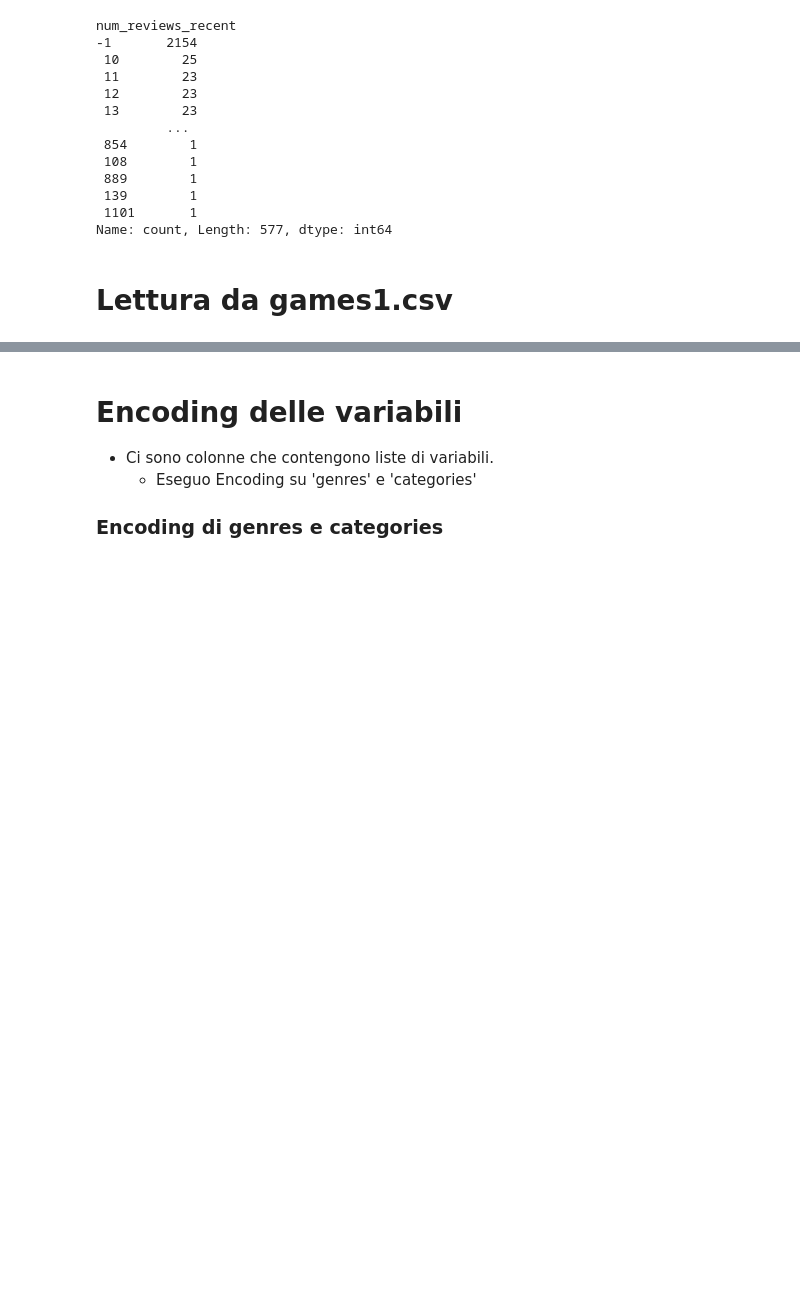
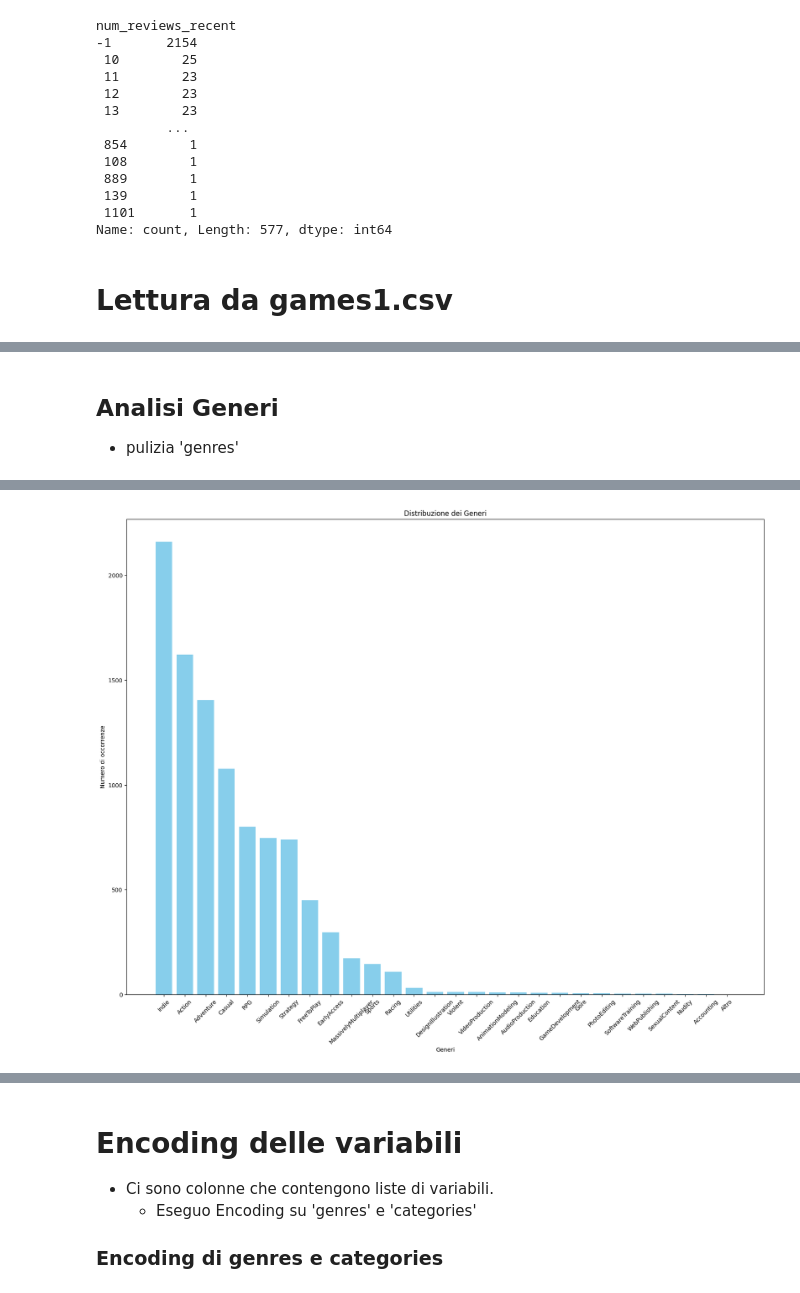
Before and after one commit to AlexthePredator/FutureGame, a Jupyter notebook: addestramentoModello/addestramento.ipynb, the cells around one changed output, grey strips where cells are left out. Saved outputs shown, nothing was run; the diff lists cells and outputs as text; code cells hidden in the pictures; blank space fills up the shorter version.

Commit message:
Analisi frequenze e feedback e cambio encoding
feedback negativo per l encoding, fatto analisi frequenze per genres, così da valutare nuovo encoding

```diff
--- a/addestramentoModello/addestramento.ipynb
+++ b/addestramentoModello/addestramento.ipynb
@@ -204,0 +272,76 @@ ds = pd.read_csv("DataSet/games1.csv")
+# %% [markdown]
+## Analisi Generi
+* pulizia 'genres'
+# %%
+import re
+import string
+import matplotlib.pyplot as plt
+from collections import Counter
+
+def rimuovi_spazi(match):
+    return match.group(0).replace(" ", "")
+
+def clean_text(text):
+    # Rimuovi gli spazi extra
+    text = ' '.join(text.split())
+    # Rimuovi la punteggiatura
+    text = text.translate(str.maketrans('', '', string.punctuation))
+    # Rimuovi i numeri
+    text = re.sub(r'\d+', '', text)
+    # Rimuovi i caratteri speciali e simboli
+    text = re.sub(r'[^a-zA-Z\s]', '', text)
+    return text
+
+def tagDistribution(all_genres_list, top_n=35):
+    # Conta le ripetizioni di ogni tag
+    genres_counts = Counter(all_genres_list)
+
+    # Estrai i top N tag più comuni e i loro conteggi
+    top_genres = genres_counts.most_common(top_n)
+    other_count = sum(genres_counts.values()) - sum(count for genre, count in top_genres)
+
+    # Seleziona i tag e i conteggi per il grafico
+    genres = [genre for genre, count in top_genres] + ['Altro']
+    counts = [count for tag, count in top_genres] + [other_count]
+
+    # Crea il grafico a barre della distribuzione dei Generi
+    plt.figure(figsize=(20, 15))
+    plt.bar(genres, counts, color='skyblue')
+    plt.xlabel('Generi')
+    plt.ylabel('Numero di occorrenze')
+    plt.title('Distribuzione dei Generi')
+    plt.xticks(rotation=45)  # Ruota le etichette sull'asse x per una migliore leggibilità
+    plt.show()
+
+def frequenze_osservate_genres(ds):
+    # Calcola le statistiche descrittive del genres
+    genres_stats = ds['genres'].describe()
+
+    # Stampa le statistiche descrittive del genres
+    print("Statistiche descrittive del genres:")
+    print(genres_stats)
+
+print(ds['genres'])
+
+# Applica la rimozione degli spazi a ogni riga della colonna 'genres'
+ds['genres'] = ds['genres'].apply(lambda x: re.sub(r"'([^']*)'", rimuovi_spazi, x))
+# Pulisce il dataset dei genres
+ds['genres'] = ds['genres'].apply(clean_text)
+# Estrai tutti i genres in un'unica stringa
+all_genres_string = ds['genres'].str.cat(sep=' ')
+# Dividi la stringa in una lista di singoli genres
+all_genres_list = all_genres_string.split()
+
+# Rimuovi i duplicati convertendo la lista in un set e poi di nuovo in una lista
+unique_genres = list(set(all_genres_list))
+unique_genres.sort()
+
+# Calcola la distribuzione dei Generi
+print("\nDISTRIBUZIONE VARIABILI")
+tagDistribution(all_genres_list)
+
+print("\ngenres")
+frequenze_osservate_genres(ds)
+
+print(ds['genres'])
+# %% [output]
@@ -204,0 +362 @@ ds = pd.read_csv("DataSet/games1.csv")
+[figure, added]
```
Also changed, not shown: parts of 21 cells of this notebook, 1 other file.
